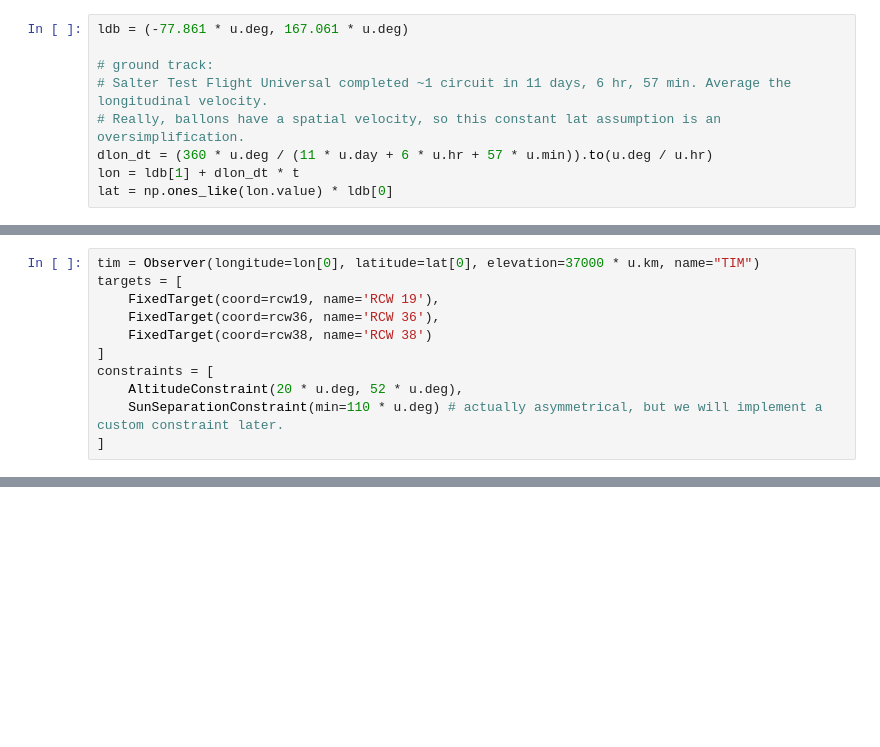
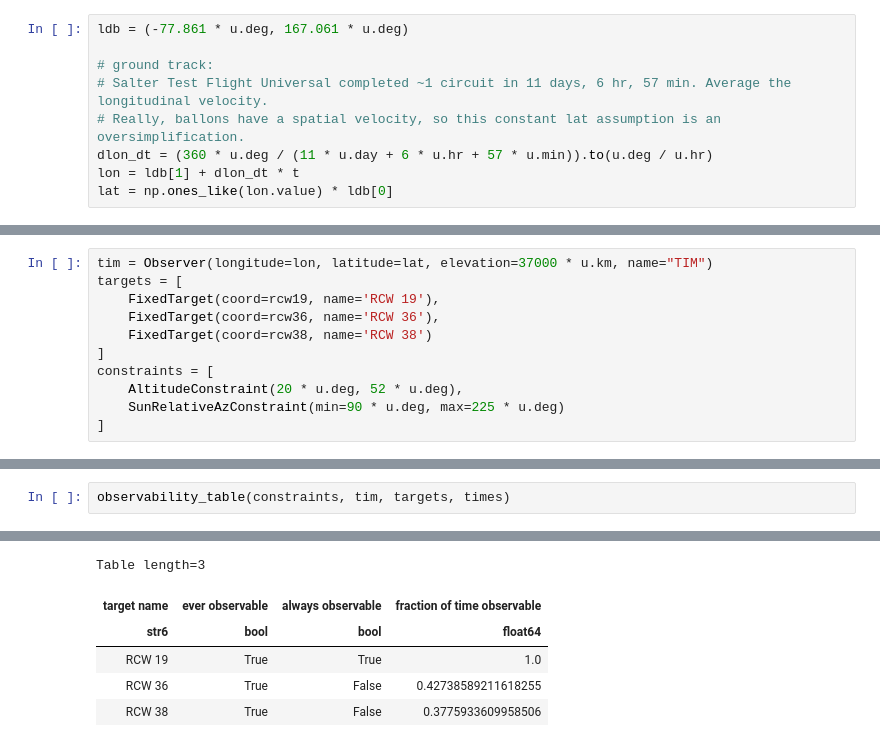
Before and after one commit to tim-balloon/tim-memos, a Jupyter notebook: TIM_sky_coverage.ipynb, the cells around one changed output, grey strips where cells are left out. Drawn from its saved outputs; the diff is of its cells as text; blank space fills up the shorter version.

Commit message:
implement first attempt at astroplan-style constraints

```diff
--- a/TIM_sky_coverage.ipynb
+++ b/TIM_sky_coverage.ipynb
@@ -338,5 +388,5 @@ class SunRelativeAzConstraint(Constraint):
 # %%
-tim = Observer(longitude=lon[0], latitude=lat[0], elevation=37000 * u.km, name="TIM")
+tim = Observer(longitude=lon, latitude=lat, elevation=37000 * u.km, name="TIM")
 targets = [
     FixedTarget(coord=rcw19, name='RCW 19'),
     FixedTarget(coord=rcw36, name='RCW 36'),
@@ -344,5 +394,5 @@ targets = [
 ]
 constraints = [
     AltitudeConstraint(20 * u.deg, 52 * u.deg),
-    SunSeparationConstraint(min=110 * u.deg) # actually asymmetrical, but we will implement a custom constraint later.
+    SunRelativeAzConstraint(min=90 * u.deg, max=225 * u.deg)
 ]
@@ -355,0 +399,3 @@ WARNING: Tried to get polar motions for times after IERS data is valid. Defaulti
+# %%
+observability_table(constraints, tim, targets, times)
+# %% [output]
@@ -356,3 +403,9 @@ WARNING: Tried to get polar motions for times after IERS data is valid. Defaulti
+Table length=3
+| target name | ever observable | always observable | fraction of time observable |
+| str6 | bool | bool | float64 |
+| RCW 19 | True | True | 1.0 |
+| RCW 36 | True | False | 0.42738589211618255 |
+| RCW 38 | True | False | 0.3775933609958506 |
 # %%
 fig, ax = plt.subplots(subplot_kw=dict(projection='polar'))
 
```
Also changed, not shown: parts of 11 cells of this notebook.
